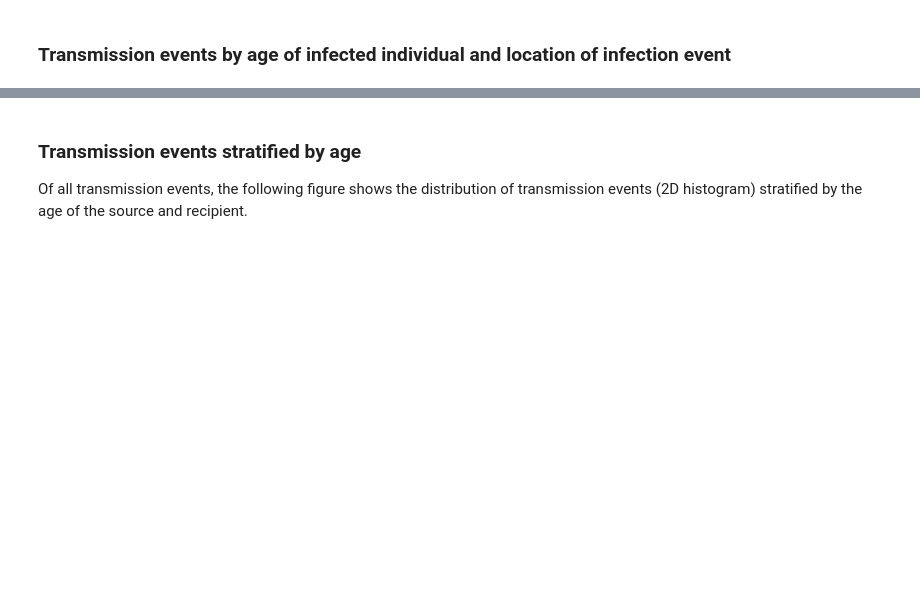
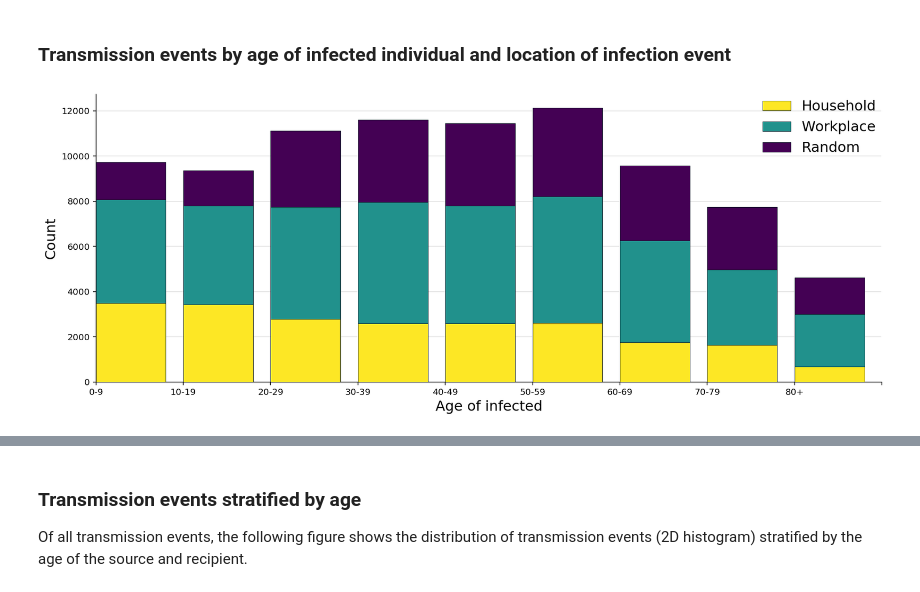
Before and after one commit to BDI-pathogens/OpenABM-Covid19, a Jupyter notebook: sandbox/COVID19-IBM_with_interface.ipynb, the cells around one changed output, grey strips where cells are left out. Saved outputs shown, nothing was run; the diff lists cells and outputs as text; code cells hidden in the pictures; blank space fills up the shorter version.

Commit message:
use enums from lib rather than local

```diff
--- a/sandbox/COVID19-IBM_with_interface.ipynb
+++ b/sandbox/COVID19-IBM_with_interface.ipynb
@@ -68,22 +69,22 @@ df_parameters = pd.read_csv(input_parameter_file)
 # %% [markdown]
 ### Define plotting constants
 # %%
-importlib.reload(constant)
-infector_types = [e.value for e in constant.EVENT_TYPES if e.name != "N_EVENT_TYPES"]
-infector_labels = [e.name for e in constant.EVENT_TYPES if e.name != "N_EVENT_TYPES"]
+from COVID19.model import AgeGroupEnum, EVENT_TYPES, TransmissionTypeEnum
+infector_types = [e.value for e in EVENT_TYPES]
+infector_labels = [e.name for e in EVENT_TYPES]
 
-interaction_types = [c.value for c in constant.INTERACTION_TYPE if c.name != "N_INTERACTION_TYPES"]
-interaction_labels = [c.name.title() for c in constant.INTERACTION_TYPE if c.name != "N_INTERACTION_TYPES"]
+interaction_types = [c.value for c in TransmissionTypeEnum ]
+interaction_labels = [c.name[1:].title() for c in TransmissionTypeEnum]
 
 infectious_compartments = ["PRESYMPTOMATIC", "PRESYMPTOMATIC_MILD",
     "ASYMPTOMATIC", "SYMPTOMATIC", "SYMPTOMATIC_MILD"]
 infectious_types = [c.name for c in constant.EVENT_TYPES if c.name in infectious_compartments]
-infectious_labels = [constant.EVENT_TYPE_STRING[c.value] for c in constant.EVENT_TYPES if c.name in infectious_compartments]
+infectious_labels = [constant.EVENT_TYPE_STRING[c.value] for c in EVENT_TYPES if c.name in infectious_compartments]
 
 # Define age groups and labels <- FIXME: change to Enum in constant.py
-n_age = 9
-labs = ["{} - {}".format(10*i, 10*(i+1)-1) for i in np.arange(0, n_age - 1)]
-age_group_labels = labs + ["80+"]
+n_age = len(AgeGroupEnum) + 1
+age_group_labels = [enum.name[1:].replace("_","-") for enum in AgeGroupEnum]
+age_group_labels[-1] = "80+"
 
 plt.rcParams['figure.figsize'] = [14, 8]
 # %% [markdown]
@@ -233,12 +295,14 @@ fig, ax = plotting.BarByGroup(df_trans, groupvar = "age_group", binvar = "infect
 # %%
 # fixme: adjust x tick labels
 
 plt.rcParams['figure.figsize'] = [16, 6]
 fig, ax = plotting.PlotStackedHistByGroup(df_trans[df_trans.infector_network >= 0],
         groupvar = "infector_network", countvar = "age_group",
-        NBINS = n_age + 1, group_labels = ["Household", "Workplace", "Random"],
+        NBINS = n_age, group_labels = ["Household", "Workplace", "Random"],
         xlabel = "Age of infected", ylabel = "Count",
         legend_loc = "best", xticklabels = age_group_labels)
+# %% [output]
+[figure, added]
 # %%
 # fixme: adjust x tick labels
 importlib.reload(plotting)
```
Also changed, not shown: parts of 22 cells of this notebook.
